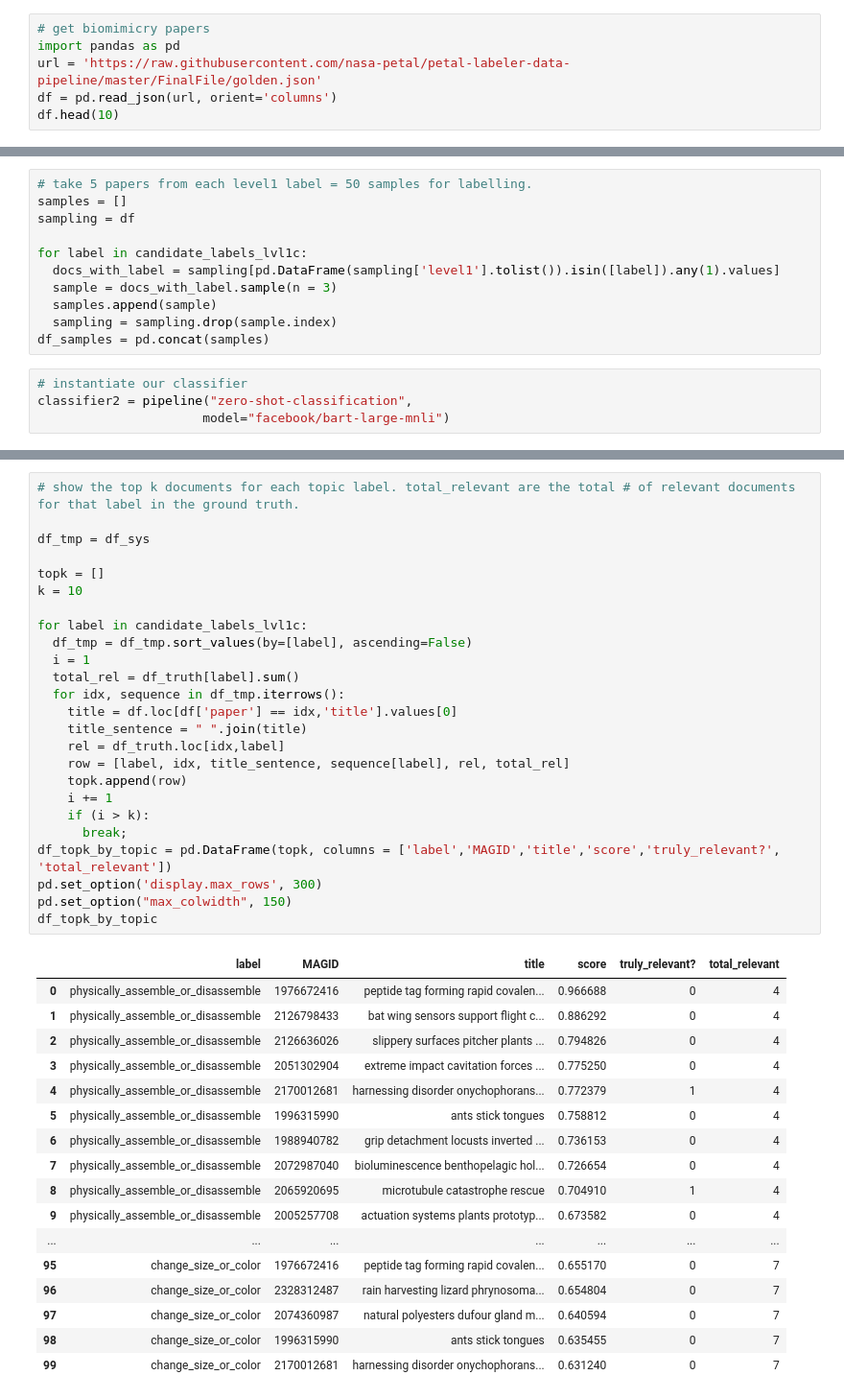
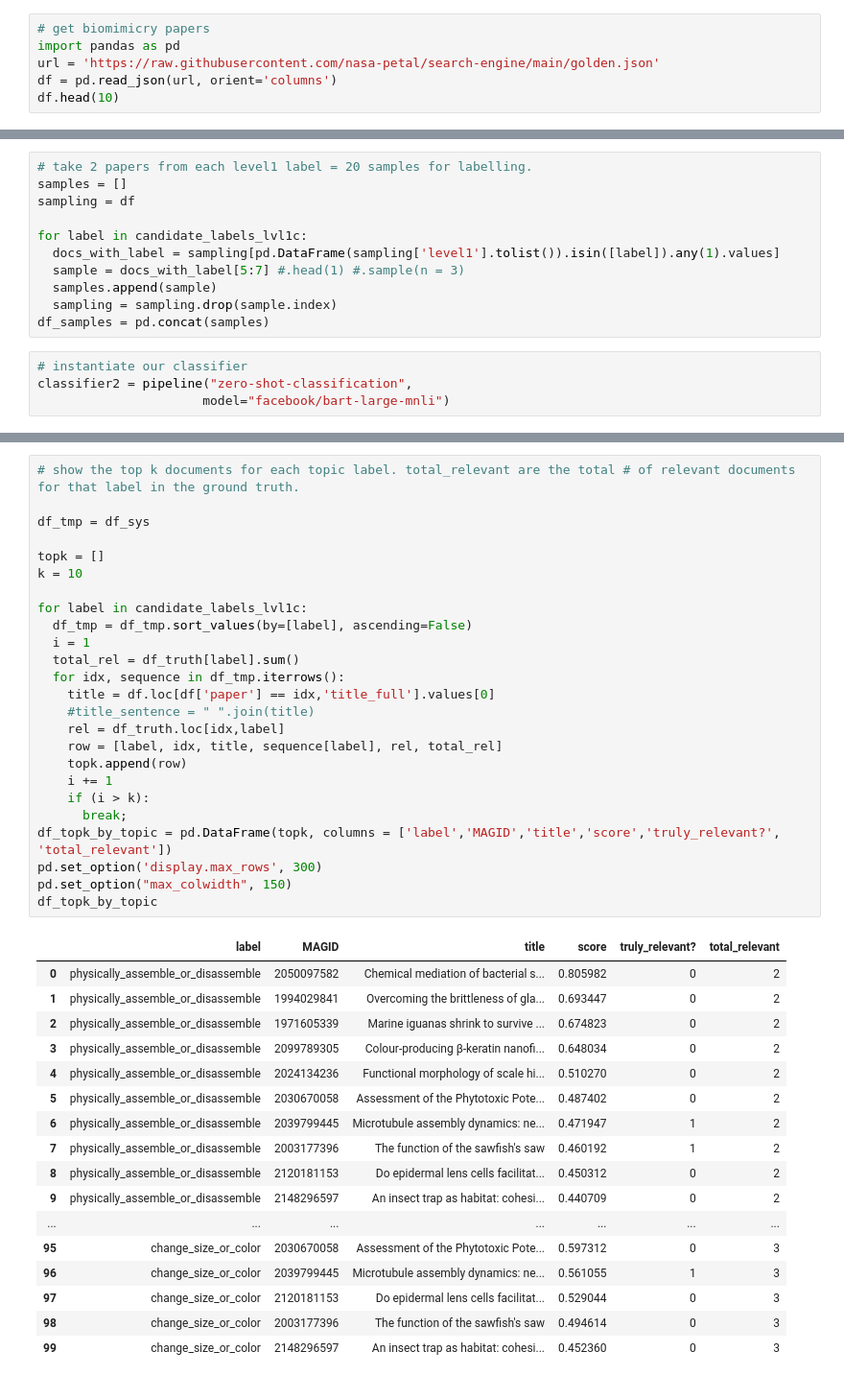
Before and after one commit to nasa-petal/search-engine, a Jupyter notebook: transformers-zs-nli.ipynb, the cells around one changed output, grey strips where cells are left out. Shown at 96% size. Cells and saved outputs as stored; diff of their text form.

```diff
--- a/transformers-zs-nli.ipynb
+++ b/transformers-zs-nli.ipynb
@@ -33,7 +33,7 @@ Failed to determine 'entailment' label id from the label2id mapping in the model
 # %%
 # get biomimicry papers
 import pandas as pd
-url = 'https://raw.githubusercontent.com/nasa-petal/petal-labeler-data-pipeline/master/FinalFile/golden.json'
+url = 'https://raw.githubusercontent.com/nasa-petal/search-engine/main/golden.json'
 df = pd.read_json(url, orient='columns')
 df.head(10)
 # %% [output]
@@ -151,13 +154,13 @@ candidate_labels_lvl1c = ['physically_assemble_or_disassemble',
                           'sustain_ecological_community',
                           'change_size_or_color']
 # %%
-# take 5 papers from each level1 label = 50 samples for labelling.
+# take 2 papers from each level1 label = 20 samples for labelling.
 samples = []
 sampling = df
 
 for label in candidate_labels_lvl1c:
   docs_with_label = sampling[pd.DataFrame(sampling['level1'].tolist()).isin([label]).any(1).values]
-  sample = docs_with_label.sample(n = 3)
+  sample = docs_with_label[5:7] #.head(1) #.sample(n = 3)
   samples.append(sample)
   sampling = sampling.drop(sample.index)
 df_samples = pd.concat(samples)
@@ -302,43 +328,43 @@ plt.show()
 # %%
 # show the top k documents for each topic label. total_relevant are the total # of relevant documents for that label in the ground truth.
 
 df_tmp = df_sys
 
 topk = []
 k = 10
 
 for label in candidate_labels_lvl1c:
   df_tmp = df_tmp.sort_values(by=[label], ascending=False)
   i = 1
   total_rel = df_truth[label].sum()
   for idx, sequence in df_tmp.iterrows():
-    title = df.loc[df['paper'] == idx,'title'].values[0]
-    title_sentence = " ".join(title)
+    title = df.loc[df['paper'] == idx,'title_full'].values[0]
+    #title_sentence = " ".join(title)
     rel = df_truth.loc[idx,label]
-    row = [label, idx, title_sentence, sequence[label], rel, total_rel]
+    row = [label, idx, title, sequence[label], rel, total_rel]
     topk.append(row)
     i += 1
     if (i > k):
       break;
 df_topk_by_topic = pd.DataFrame(topk, columns = ['label','MAGID','title','score','truly_relevant?', 'total_relevant'])
 pd.set_option('display.max_rows', 300)
 pd.set_option("max_colwidth", 150)
 df_topk_by_topic
 # %% [output]
 |  | label | MAGID | title | score | truly_relevant? | total_relevant |
-| 0 | physically_assemble_or_disassemble | 1976672416 | peptide tag forming rapid covalen... | 0.966688 | 0 | 4 |
-| 1 | physically_assemble_or_disassemble | 2126798433 | bat wing sensors support flight c... | 0.886292 | 0 | 4 |
-| 2 | physically_assemble_or_disassemble | 2126636026 | slippery surfaces pitcher plants ... | 0.794826 | 0 | 4 |
-| 3 | physically_assemble_or_disassemble | 2051302904 | extreme impact cavitation forces ... | 0.775250 | 0 | 4 |
-| 4 | physically_assemble_or_disassemble | 2170012681 | harnessing disorder onychophorans... | 0.772379 | 1 | 4 |
-| 5 | physically_assemble_or_disassemble | 1996315990 | ants stick tongues | 0.758812 | 0 | 4 |
-| 6 | physically_assemble_or_disassemble | 1988940782 | grip detachment locusts inverted ... | 0.736153 | 0 | 4 |
-| 7 | physically_assemble_or_disassemble | 2072987040 | bioluminescence benthopelagic hol... | 0.726654 | 0 | 4 |
-| 8 | physically_assemble_or_disassemble | 2065920695 | microtubule catastrophe rescue | 0.704910 | 1 | 4 |
-| 9 | physically_assemble_or_disassemble | 2005257708 | actuation systems plants prototyp... | 0.673582 | 0 | 4 |
+| 0 | physically_assemble_or_disassemble | 2050097582 | Chemical mediation of bacterial s... | 0.805982 | 0 | 2 |
+| 1 | physically_assemble_or_disassemble | 1994029841 | Overcoming the brittleness of gla... | 0.693447 | 0 | 2 |
+| 2 | physically_assemble_or_disassemble | 1971605339 | Marine iguanas shrink to survive ... | 0.674823 | 0 | 2 |
+| 3 | physically_assemble_or_disassemble | 2099789305 | Colour-producing β-keratin nanofi... | 0.648034 | 0 | 2 |
+| 4 | physically_assemble_or_disassemble | 2024134236 | Functional morphology of scale hi... | 0.510270 | 0 | 2 |
+| 5 | physically_assemble_or_disassemble | 2030670058 | Assessment of the Phytotoxic Pote... | 0.487402 | 0 | 2 |
+| 6 | physically_assemble_or_disassemble | 2039799445 | Microtubule assembly dynamics: ne... | 0.471947 | 1 | 2 |
+| 7 | physically_assemble_or_disassemble | 2003177396 | The function of the sawfish's saw | 0.460192 | 1 | 2 |
+| 8 | physically_assemble_or_disassemble | 2120181153 | Do epidermal lens cells facilitat... | 0.450312 | 0 | 2 |
+| 9 | physically_assemble_or_disassemble | 2148296597 | An insect trap as habitat: cohesi... | 0.440709 | 0 | 2 |
 | ... | ... | ... | ... | ... | ... | ... |
-| 95 | change_size_or_color | 1976672416 | peptide tag forming rapid covalen... | 0.655170 | 0 | 7 |
-| 96 | change_size_or_color | 2328312487 | rain harvesting lizard phrynosoma... | 0.654804 | 0 | 7 |
-| 97 | change_size_or_color | 2074360987 | natural polyesters dufour gland m... | 0.640594 | 0 | 7 |
-| 98 | change_size_or_color | 1996315990 | ants stick tongues | 0.635455 | 0 | 7 |
-| 99 | change_size_or_color | 2170012681 | harnessing disorder onychophorans... | 0.631240 | 0 | 7 |
+| 95 | change_size_or_color | 2030670058 | Assessment of the Phytotoxic Pote... | 0.597312 | 0 | 3 |
+| 96 | change_size_or_color | 2039799445 | Microtubule assembly dynamics: ne... | 0.561055 | 1 | 3 |
+| 97 | change_size_or_color | 2120181153 | Do epidermal lens cells facilitat... | 0.529044 | 0 | 3 |
+| 98 | change_size_or_color | 2003177396 | The function of the sawfish's saw | 0.494614 | 0 | 3 |
+| 99 | change_size_or_color | 2148296597 | An insect trap as habitat: cohesi... | 0.452360 | 0 | 3 |
```
Also changed, not shown: parts of 7 cells of this notebook.
